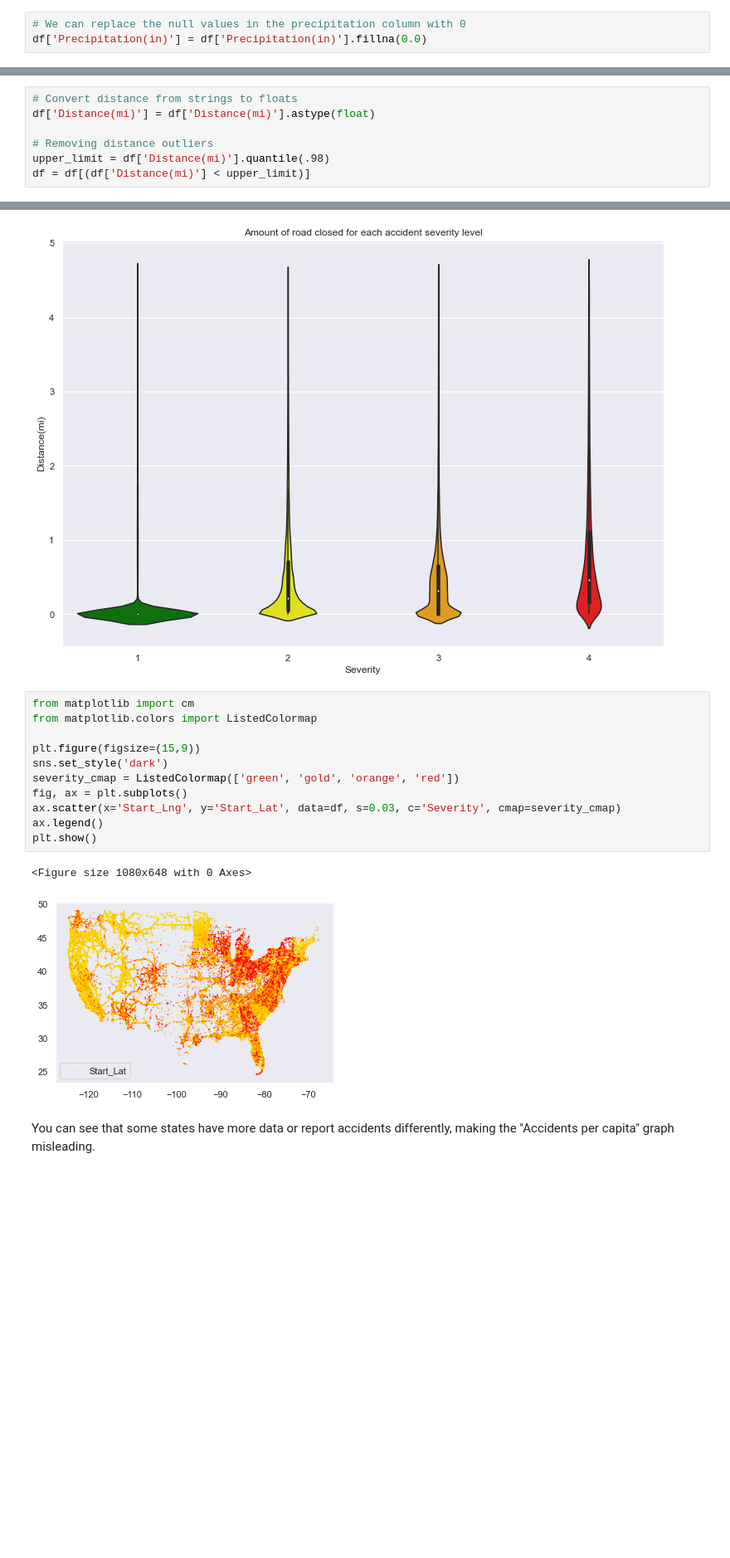
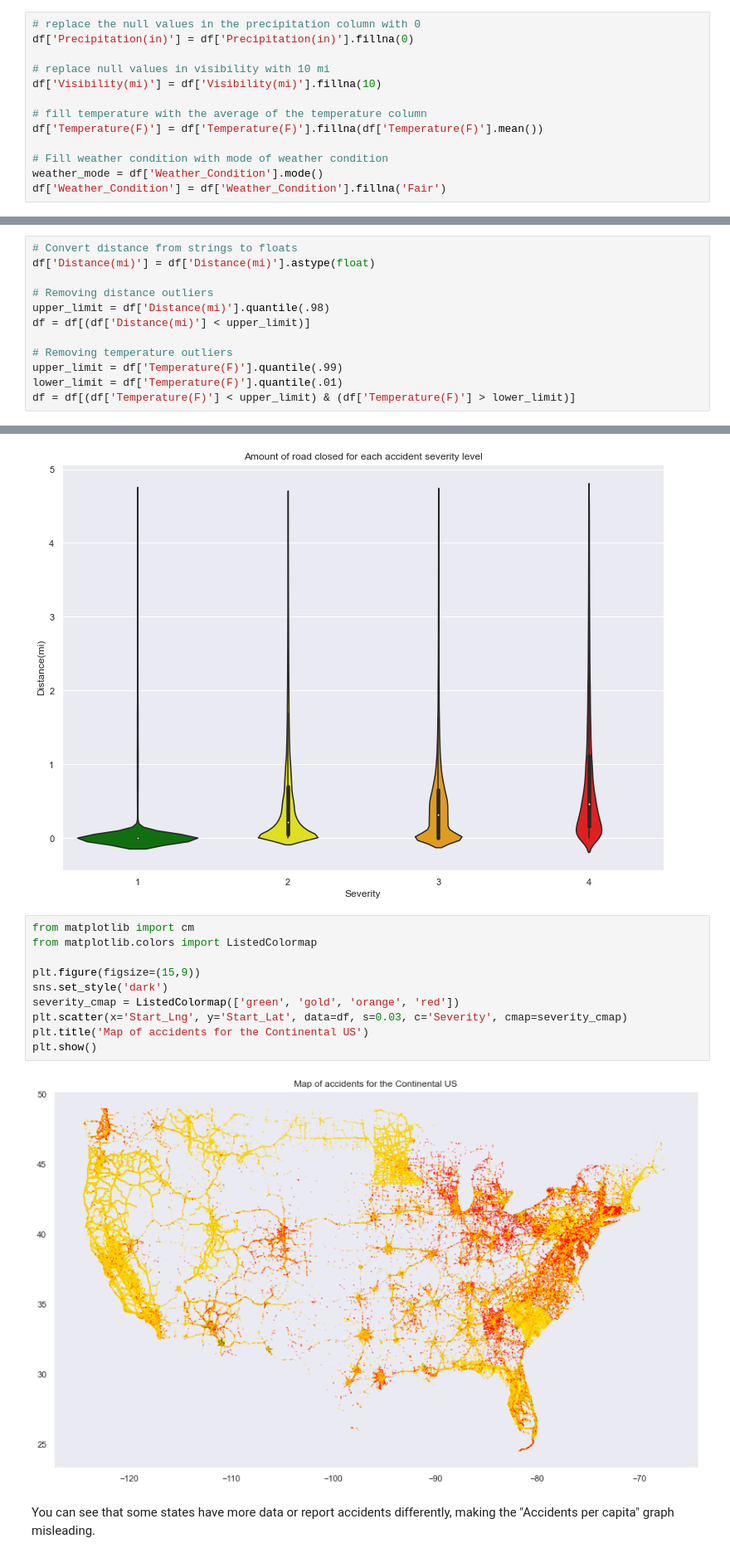
Before and after one commit to jeffc1020/453-visualization, a Jupyter notebook: final.ipynb, the cells around one changed output, grey strips where cells are left out. Shown at 83% size. Cells and saved outputs as stored; diff of their text form; blank space fills up the shorter version.

Commit message:
Added markup cells to notebook and added plot titles

```diff
--- a/final.ipynb
+++ b/final.ipynb
@@ -68,4 +79,14 @@ Name: Weather_Condition, Length: 80, dtype: int64
 # %%
-# We can replace the null values in the precipitation column with 0
-df['Precipitation(in)'] = df['Precipitation(in)'].fillna(0.0)
+# replace the null values in the precipitation column with 0
+df['Precipitation(in)'] = df['Precipitation(in)'].fillna(0)
+
+# replace null values in visibility with 10 mi
+df['Visibility(mi)'] = df['Visibility(mi)'].fillna(10)
+
+# fill temperature with the average of the temperature column
+df['Temperature(F)'] = df['Temperature(F)'].fillna(df['Temperature(F)'].mean())
+
+# Fill weather condition with mode of weather condition
+weather_mode = df['Weather_Condition'].mode()
+df['Weather_Condition'] = df['Weather_Condition'].fillna('Fair')
 # %%
@@ -200,3 +234,8 @@ df['Distance(mi)'] = df['Distance(mi)'].astype(float)
 # Removing distance outliers
 upper_limit = df['Distance(mi)'].quantile(.98)
 df = df[(df['Distance(mi)'] < upper_limit)]
+
+# Removing temperature outliers
+upper_limit = df['Temperature(F)'].quantile(.99)
+lower_limit = df['Temperature(F)'].quantile(.01)
+df = df[(df['Temperature(F)'] < upper_limit) & (df['Temperature(F)'] > lower_limit)]
@@ -365,17 +404,15 @@ plt.show()
 # %%
 from matplotlib import cm
 from matplotlib.colors import ListedColormap
 
 plt.figure(figsize=(15,9))
 sns.set_style('dark')
 severity_cmap = ListedColormap(['green', 'gold', 'orange', 'red'])
-fig, ax = plt.subplots()
-ax.scatter(x='Start_Lng', y='Start_Lat', data=df, s=0.03, c='Severity', cmap=severity_cmap)
-ax.legend()
+plt.scatter(x='Start_Lng', y='Start_Lat', data=df, s=0.03, c='Severity', cmap=severity_cmap)
+plt.title('Map of accidents for the Continental US')
 plt.show()
 # %% [output]
-<Figure size 1080x648 with 0 Axes>
-[figure, old version]
+[figure, new version]
 # %% [markdown]
 You can see that some states have more data or report accidents differently, making the "Accidents per capita" graph misleading.
 # %%
```
Also changed, not shown: parts of 33 cells of this notebook.
